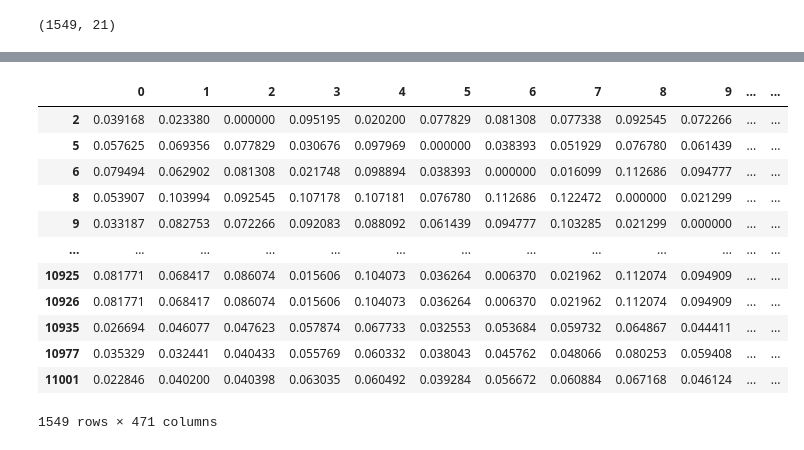
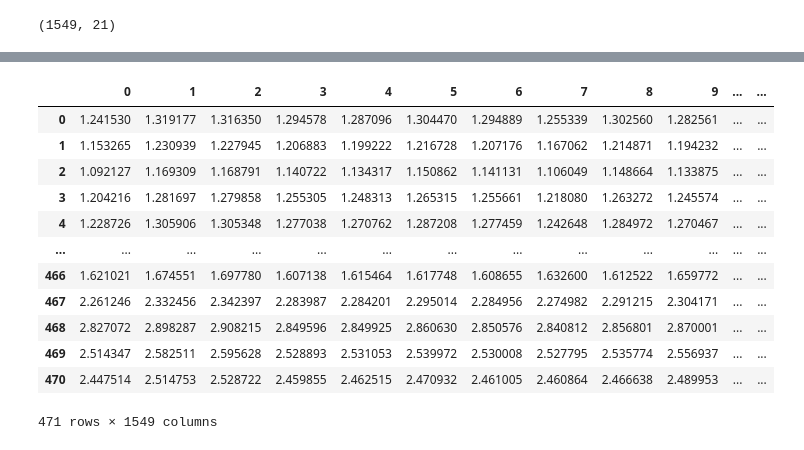
Before and after one commit to MAST30034-Applied-Data-Science/generic-real-estate-consulting-project-group-30, a Jupyter notebook: notebooks/join_datasets.ipynb, the cells around one changed output, grey strips where cells are left out. Drawn from its saved outputs; the diff is of its cells as text; code cells hidden in the pictures.

```diff
--- a/notebooks/join_datasets.ipynb
+++ b/notebooks/join_datasets.ipynb
@@ -102,4 +111,8 @@ def convert_to_point(row):
     y = float(row["longitude"])
     return Point(y, x)
 # %%
-df_centroid['point'] = df.apply (lambda row: convert_to_point(row), axis=1)
+df_missing['point'] = df_missing.apply (lambda row: convert_to_point(row), axis=1)
+# %%
+# get the point series
+missing = gpd.GeoSeries([*df_missing["point"]])
+missing
@@ -105,0 +132,6 @@ df_centroid['point'] = df.apply (lambda row: convert_to_point(row), axis=1)
+# %%
+for i in range(df_centroid.shape[0]):
+    df_centroid.iloc[i, -1] = Point(df_centroid["centroid"][i][1], df_centroid["centroid"][i][0])
+df_centroid["centroid"]
+#df_centroid.iloc[0, -1] = Point(df_centroid["centroid"][0][1], df_centroid["centroid"][0][0])
+#df_centroid
@@ -106,5 +151,5 @@ df_centroid['point'] = df.apply (lambda row: convert_to_point(row), axis=1)
 # %%
 # get the point series
-centroid = gpd.GeoSeries([*df_centroid["point"]])
+centroid = gpd.GeoSeries([*df_centroid["centroid"]])
 centroid
 # %% [output]
@@ -123,20 +183,20 @@ Length: 471, dtype: geometry
 # %%
 # distance matrix between the centroids and the property coordinates
-dist_mtrx = centroid.geometry.apply(lambda g: df_missing['geometry'].distance(g))
+dist_mtrx = missing.geometry.apply(lambda g: centroid.distance(g))
 dist_mtrx.transpose()
 # %% [output]
 |  | 0 | 1 | 2 | 3 | 4 | 5 | 6 | 7 | 8 | 9 | ... | ... |
-| 2 | 0.039168 | 0.023380 | 0.000000 | 0.095195 | 0.020200 | 0.077829 | 0.081308 | 0.077338 | 0.092545 | 0.072266 | ... | ... |
-| 5 | 0.057625 | 0.069356 | 0.077829 | 0.030676 | 0.097969 | 0.000000 | 0.038393 | 0.051929 | 0.076780 | 0.061439 | ... | ... |
-| 6 | 0.079494 | 0.062902 | 0.081308 | 0.021748 | 0.098894 | 0.038393 | 0.000000 | 0.016099 | 0.112686 | 0.094777 | ... | ... |
-| 8 | 0.053907 | 0.103994 | 0.092545 | 0.107178 | 0.107181 | 0.076780 | 0.112686 | 0.122472 | 0.000000 | 0.021299 | ... | ... |
-| 9 | 0.033187 | 0.082753 | 0.072266 | 0.092083 | 0.088092 | 0.061439 | 0.094777 | 0.103285 | 0.021299 | 0.000000 | ... | ... |
+| 0 | 1.241530 | 1.319177 | 1.316350 | 1.294578 | 1.287096 | 1.304470 | 1.294889 | 1.255339 | 1.302560 | 1.282561 | ... | ... |
+| 1 | 1.153265 | 1.230939 | 1.227945 | 1.206883 | 1.199222 | 1.216728 | 1.207176 | 1.167062 | 1.214871 | 1.194232 | ... | ... |
+| 2 | 1.092127 | 1.169309 | 1.168791 | 1.140722 | 1.134317 | 1.150862 | 1.141131 | 1.106049 | 1.148664 | 1.133875 | ... | ... |
+| 3 | 1.204216 | 1.281697 | 1.279858 | 1.255305 | 1.248313 | 1.265315 | 1.255661 | 1.218080 | 1.263272 | 1.245574 | ... | ... |
+| 4 | 1.228726 | 1.305906 | 1.305348 | 1.277038 | 1.270762 | 1.287208 | 1.277459 | 1.242648 | 1.284972 | 1.270467 | ... | ... |
 | ... | ... | ... | ... | ... | ... | ... | ... | ... | ... | ... | ... | ... |
-| 10925 | 0.081771 | 0.068417 | 0.086074 | 0.015606 | 0.104073 | 0.036264 | 0.006370 | 0.021962 | 0.112074 | 0.094909 | ... | ... |
-| 10926 | 0.081771 | 0.068417 | 0.086074 | 0.015606 | 0.104073 | 0.036264 | 0.006370 | 0.021962 | 0.112074 | 0.094909 | ... | ... |
-| 10935 | 0.026694 | 0.046077 | 0.047623 | 0.057874 | 0.067733 | 0.032553 | 0.053684 | 0.059732 | 0.064867 | 0.044411 | ... | ... |
-| 10977 | 0.035329 | 0.032441 | 0.040433 | 0.055769 | 0.060332 | 0.038043 | 0.045762 | 0.048066 | 0.080253 | 0.059408 | ... | ... |
-| 11001 | 0.022846 | 0.040200 | 0.040398 | 0.063035 | 0.060492 | 0.039284 | 0.056672 | 0.060884 | 0.067168 | 0.046124 | ... | ... |
+| 466 | 1.621021 | 1.674551 | 1.697780 | 1.607138 | 1.615464 | 1.617748 | 1.608655 | 1.632600 | 1.612522 | 1.659772 | ... | ... |
+| 467 | 2.261246 | 2.332456 | 2.342397 | 2.283987 | 2.284201 | 2.295014 | 2.284956 | 2.274982 | 2.291215 | 2.304171 | ... | ... |
+| 468 | 2.827072 | 2.898287 | 2.908215 | 2.849596 | 2.849925 | 2.860630 | 2.850576 | 2.840812 | 2.856801 | 2.870001 | ... | ... |
+| 469 | 2.514347 | 2.582511 | 2.595628 | 2.528893 | 2.531053 | 2.539972 | 2.530008 | 2.527795 | 2.535774 | 2.556937 | ... | ... |
+| 470 | 2.447514 | 2.514753 | 2.528722 | 2.459855 | 2.462515 | 2.470932 | 2.461005 | 2.460864 | 2.466638 | 2.489953 | ... | ... |
-1549 rows × 471 columns
+471 rows × 1549 columns
 # %%
 # get the index of the minimum element for each column
```
Also changed, not shown: parts of 13 cells of this notebook.
